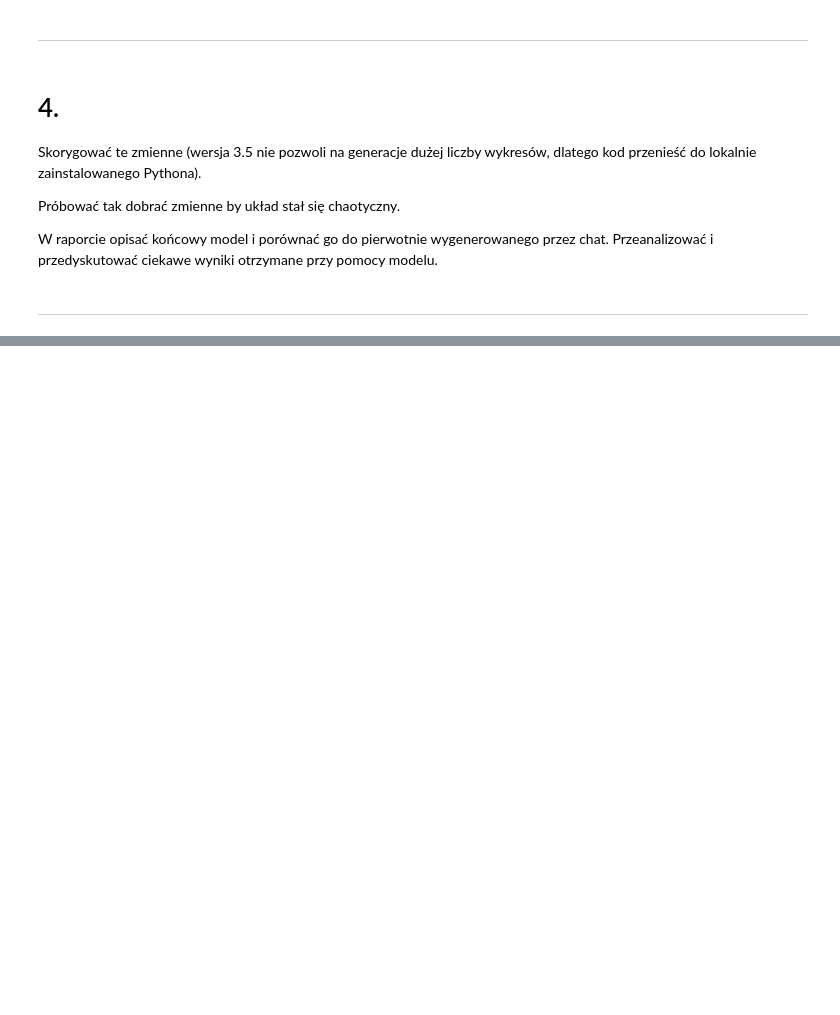
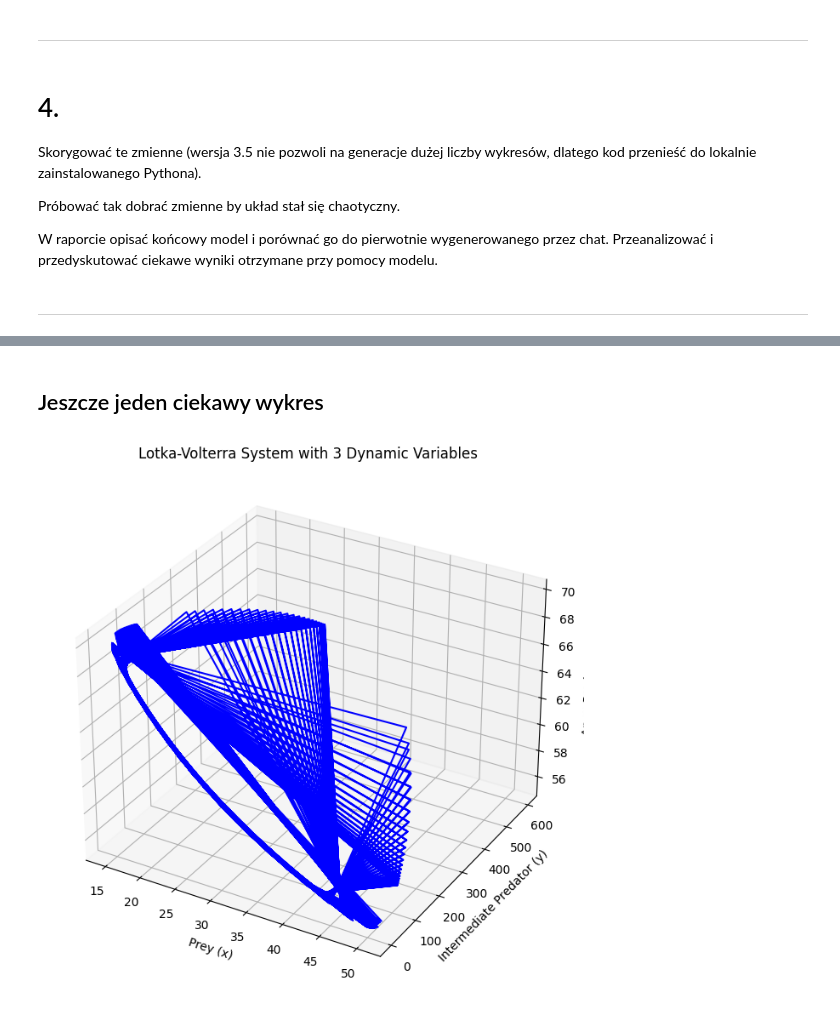
Before and after one commit to my-alaska/ISZ, a Jupyter notebook: Lab1.ipynb, the cells around one changed output, grey strips where cells are left out. Cells and saved outputs as stored; diff of their text form; code cells hidden in the pictures; blank space fills up the shorter version.

```diff
--- a/Lab1.ipynb
+++ b/Lab1.ipynb
@@ -404,0 +455,53 @@ plt.show()
+# %% [markdown]
+ ## Jeszcze jeden ciekawy wykres
+# %%
+# Parameters of the system
+alpha = 2.0  # Prey growth rate
+beta = 0.05   # Rate of predation
+delta = 4.205 # Predator reproduction rate
+gamma = 60.0  # Predator death rate
+epsilon = 1. # Rate of apex predator consuming intermediate predator
+eta = 0.01  # Rate of apex predator reproduction
+zeta = 0.4  # Apex predator death rate
+# Lotka-Volterra system with 3 dynamic variables
+def lotka_volterra(t, vars):
+    x, y, z = vars
+    dxdt = alpha * x - beta * x * y
+    dydt = delta * x * y - gamma * y - epsilon * y * z
+    dzdt = eta * y * z - zeta * z
+    return [dxdt, dydt, dzdt]
+
+# Initial conditions (population of prey, intermediate predator, and apex predator)
+x0 = 50   # Initial prey population
+y0 = 35    # Initial intermediate predator population
+z0 = 55    # Initial apex predator population
+initial_conditions = [x0, y0, z0]
+
+# Time points where the solution is computed
+t_span = (0, 100)  # Simulate from t=0 to t=100
+t_eval = np.linspace(0, 100, 1000)  # 1000 time points for smooth plots
+
+# Solve the differential equations
+solution = solve_ivp(lotka_volterra, t_span, initial_conditions, t_eval=t_eval)
+
+# Extract solutions
+x_vals = solution.y[0]  # Prey population
+y_vals = solution.y[1]  # Intermediate predator population
+z_vals = solution.y[2]  # Apex predator population
+
+# Plot the results in a 3D phase space
+fig = plt.figure(figsize=(10, 8))
+ax = fig.add_subplot(111, projection='3d')
+
+# Plotting (x, y, z) - Prey, Intermediate Predator, Apex Predator in phase space
+ax.plot(x_vals, y_vals, z_vals, lw=1.5, color='b')
+
+# Labels and title
+ax.set_xlabel('Prey (x)')
+ax.set_ylabel('Intermediate Predator (y)')
+ax.set_zlabel('Apex Predator (z)')
+ax.set_title('Lotka-Volterra System with 3 Dynamic Variables')
+
+plt.show()
+# %% [output]
+[figure, added]
```
Also changed, not shown: parts of 5 cells of this notebook, 1 other file.
